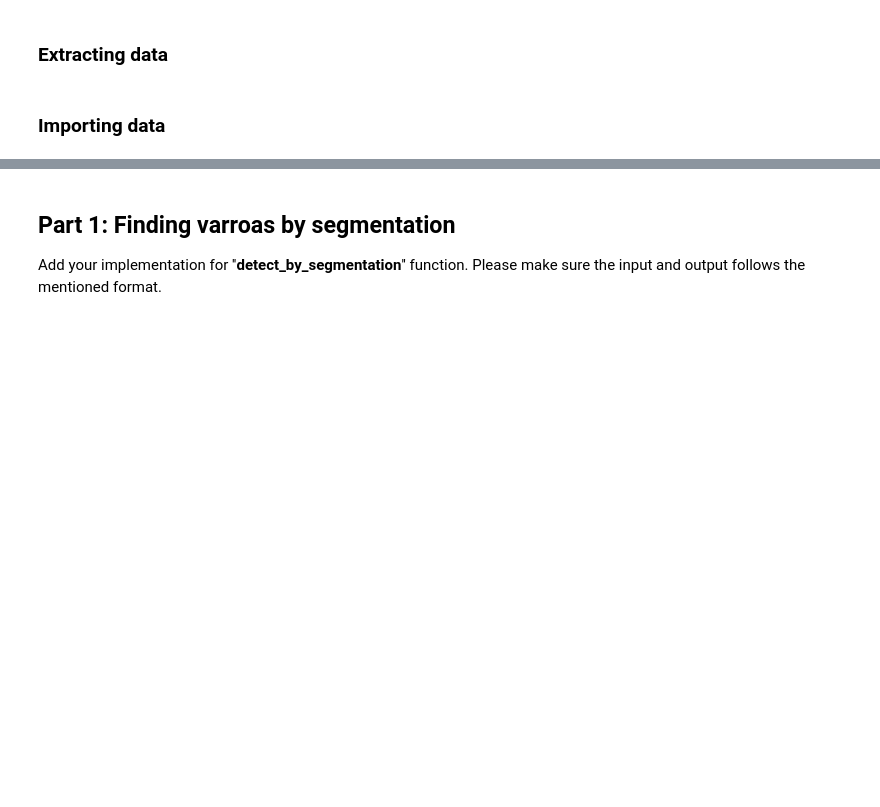
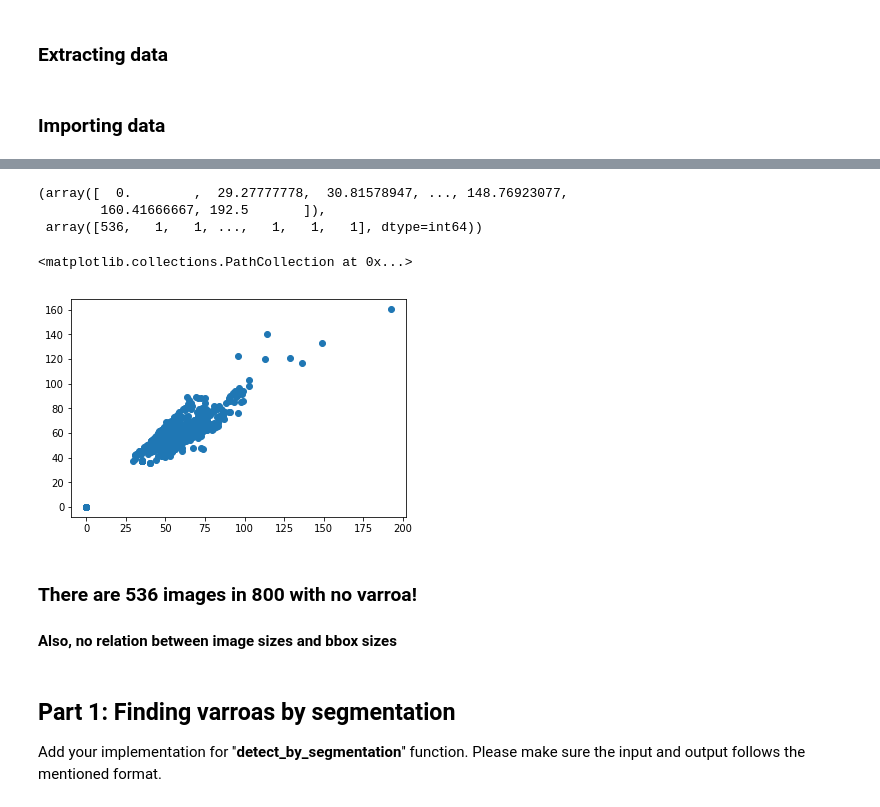
Before and after one commit to emilebourban/IAPR-project, a Jupyter notebook: special_project.ipynb, the cells around one changed output, grey strips where cells are left out. Saved outputs shown, nothing was run; the diff lists cells and outputs as text; code cells hidden in the pictures; blank space fills up the shorter version.

```diff
--- a/special_project.ipynb
+++ b/special_project.ipynb
@@ -115,3 +177,17 @@ print((im_train[0]).shape)
+# %%
+np.unique(ratio, return_counts=True)
+# %% [output]
+(array([  0.        ,  29.27777778,  30.81578947, ..., 148.76923077,
+        160.41666667, 192.5       ]),
+ array([536,   1,   1, ...,   1,   1,   1], dtype=int64))
+# %%
+plt.scatter(ratio[:,0], ratio[:,1])
+# %% [output]
+<matplotlib.collections.PathCollection at 0x...>
+[figure, added]
+# %% [markdown]
+### There are 536 images in 800 with no varroa!
+#### Also, no relation between image sizes and bbox sizes
 # %% [markdown]
 ## Part 1: Finding varroas by segmentation
 Add your implementation for ''**detect_by_segmentation**'' function. Please make sure the input and output follows the mentioned format.
```
Also changed, not shown: parts of 10 cells of this notebook.
